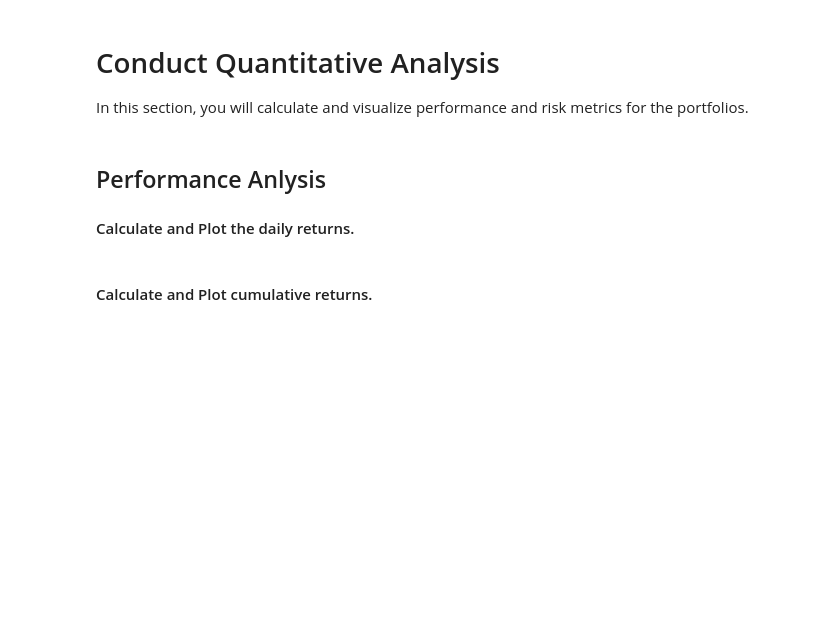
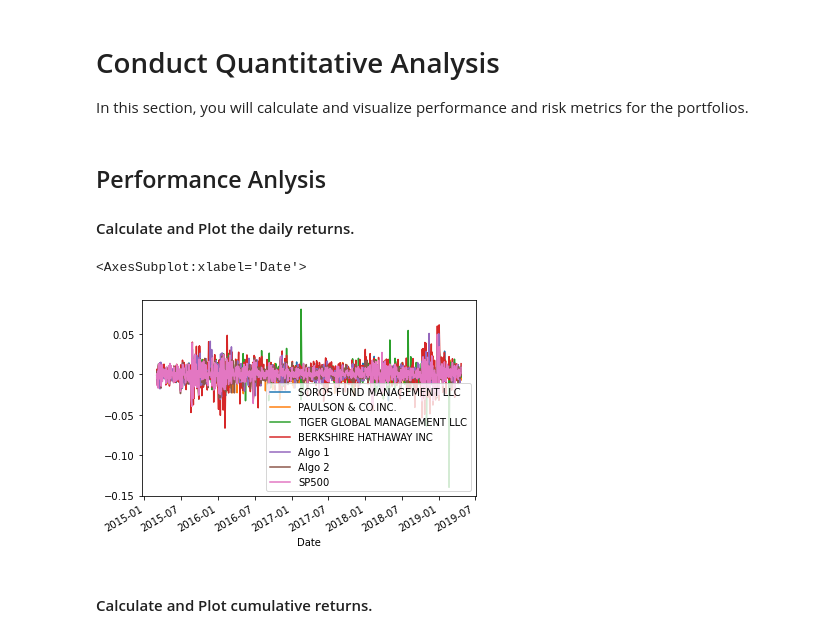
Before and after one commit to mmfsb/Pandas_Homework, a Jupyter notebook: Whale/whale_analysis.ipynb, the cells around one changed output. Cells and saved outputs as stored; diff of their text form; code cells hidden in the pictures; blank space fills up the shorter version.

Commit message:
added combined plot

```diff
--- a/Whale/whale_analysis.ipynb
+++ b/Whale/whale_analysis.ipynb
@@ -247,6 +247,11 @@ In this section, you will calculate and visualize performance and risk metrics f
 #### Calculate and Plot the daily returns.
 # %%
 # Plot daily returns of all portfolios
+all_portfolios_daily_returns = combined_whale_algo_sp500.plot()
+all_portfolios_daily_returns
+# %% [output]
+<AxesSubplot:xlabel='Date'>
+[figure, added]
 # %% [markdown]
 #### Calculate and Plot cumulative returns.
 # %%
```
